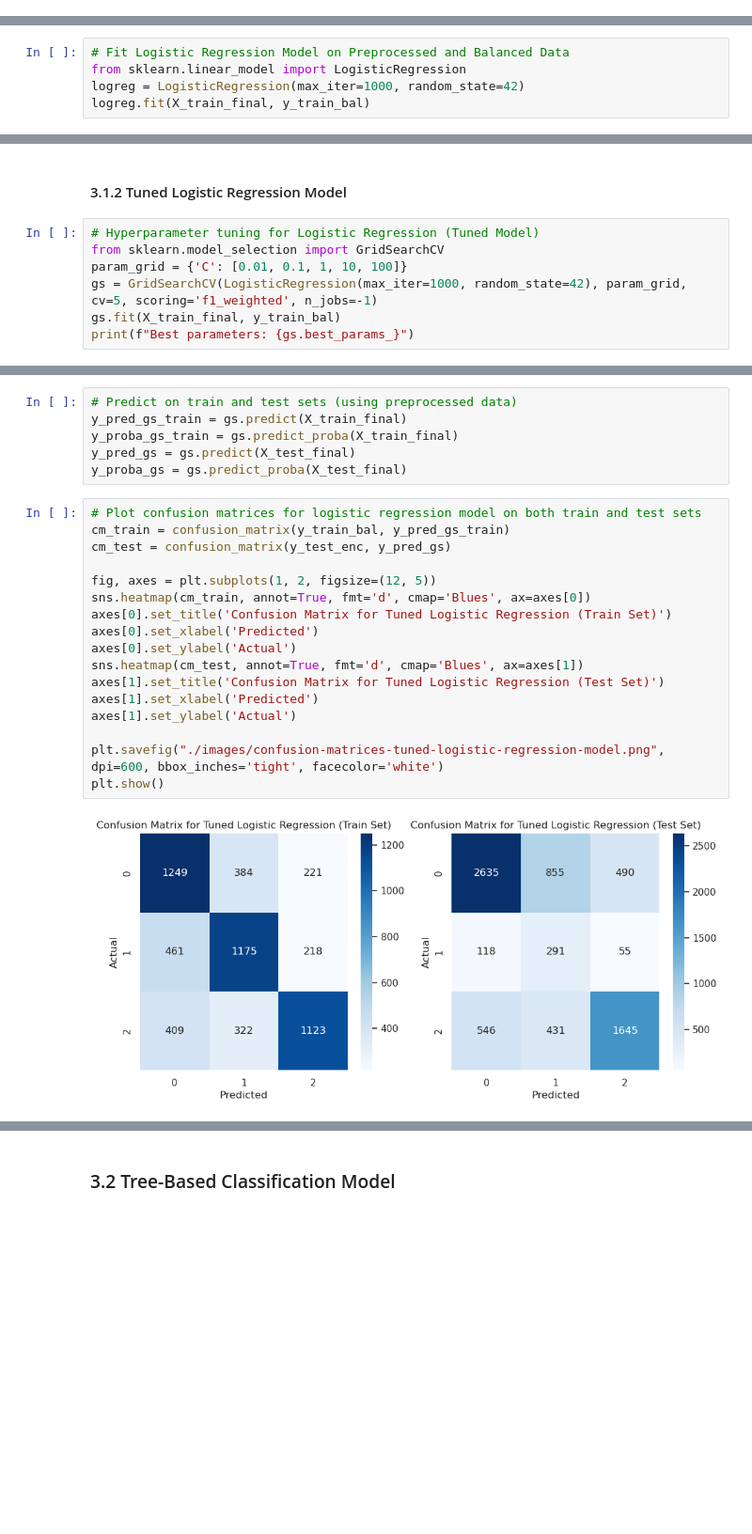
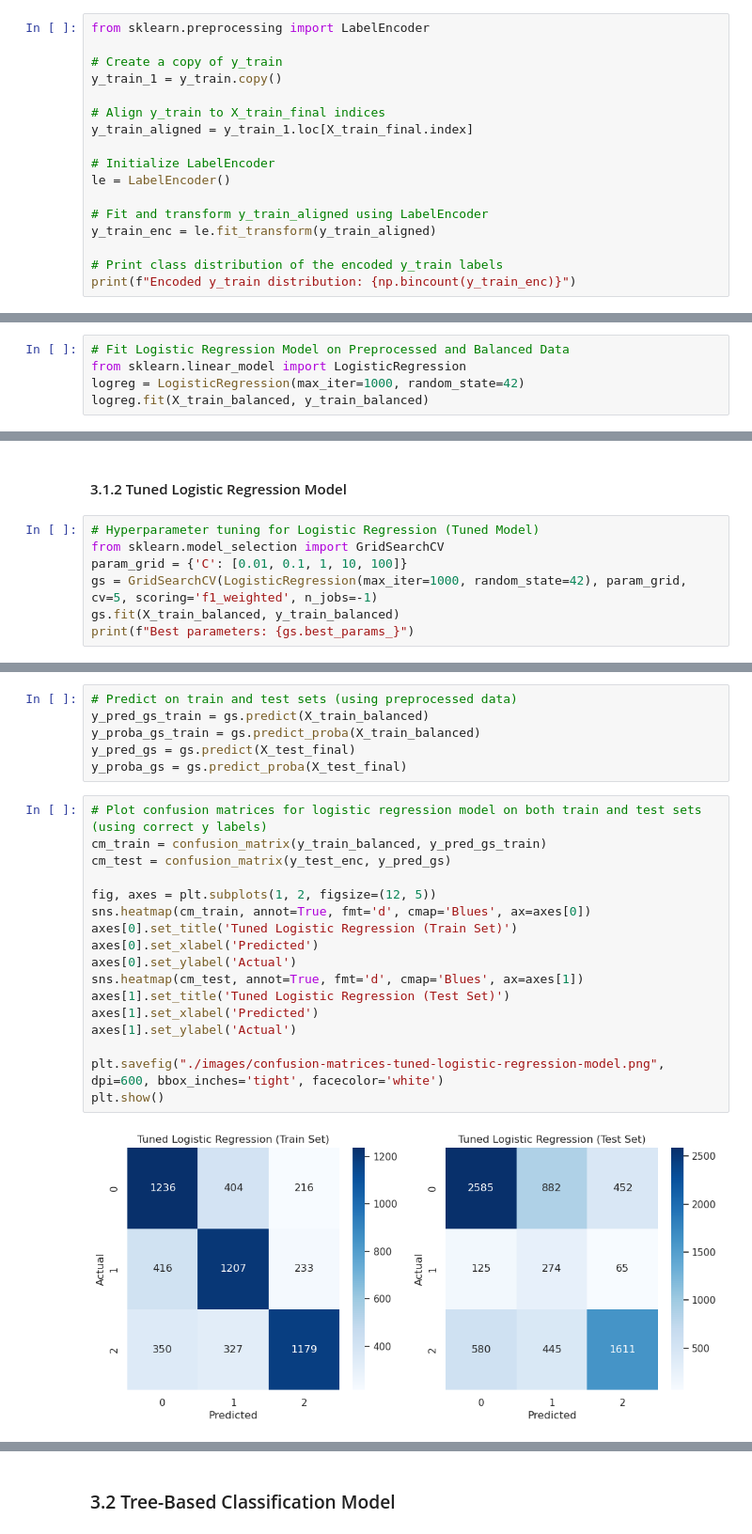
Before and after one commit to mwakad/supervised-ml-classifiers-for-predicting-water-wells-condition, a Jupyter notebook: index.ipynb, the cells around one changed output, grey strips where cells are left out. Shown at 94% size. Drawn from its saved outputs; the diff is of its cells as text; blank space fills up the shorter version.

Commit message:
implement preprocessing pipeline

```diff
--- a/index.ipynb
+++ b/index.ipynb
@@ -409,0 +401,17 @@ Preprocessed data exported to 'water-wells-data.csv'.
+# %%
+from sklearn.preprocessing import LabelEncoder
+
+# Create a copy of y_train
+y_train_1 = y_train.copy()
+
+# Align y_train to X_train_final indices
+y_train_aligned = y_train_1.loc[X_train_final.index]
+
+# Initialize LabelEncoder
+le = LabelEncoder()
+
+# Fit and transform y_train_aligned using LabelEncoder
+y_train_enc = le.fit_transform(y_train_aligned)
+
+# Print class distribution of the encoded y_train labels
+print(f"Encoded y_train distribution: {np.bincount(y_train_enc)}")
@@ -419,7 +589,7 @@ Build a simple supervised classification model (Logistic Regression), evaluate i
 # Fit Logistic Regression Model on Preprocessed and Balanced Data
 from sklearn.linear_model import LogisticRegression
 logreg = LogisticRegression(max_iter=1000, random_state=42)
-logreg.fit(X_train_final, y_train_bal)
+logreg.fit(X_train_balanced, y_train_balanced)
 # %% [output]
 LogisticRegression(max_iter=1000, random_state=42)
 # %%
@@ -496,6 +666,6 @@ plt.show()
 from sklearn.model_selection import GridSearchCV
 param_grid = {'C': [0.01, 0.1, 1, 10, 100]}
 gs = GridSearchCV(LogisticRegression(max_iter=1000, random_state=42), param_grid, cv=5, scoring='f1_weighted', n_jobs=-1)
-gs.fit(X_train_final, y_train_bal)
+gs.fit(X_train_balanced, y_train_balanced)
 print(f"Best parameters: {gs.best_params_}")
 # %% [output]
@@ -503,26 +673,26 @@ Best parameters: {'C': 100}
 # %%
 # Predict on train and test sets (using preprocessed data)
-y_pred_gs_train = gs.predict(X_train_final)
-y_proba_gs_train = gs.predict_proba(X_train_final)
+y_pred_gs_train = gs.predict(X_train_balanced)
+y_proba_gs_train = gs.predict_proba(X_train_balanced)
 y_pred_gs = gs.predict(X_test_final)
 y_proba_gs = gs.predict_proba(X_test_final)
 # %%
-# Plot confusion matrices for logistic regression model on both train and test sets
-cm_train = confusion_matrix(y_train_bal, y_pred_gs_train)
+# Plot confusion matrices for logistic regression model on both train and test sets (using correct y labels)
+cm_train = confusion_matrix(y_train_balanced, y_pred_gs_train)
 cm_test = confusion_matrix(y_test_enc, y_pred_gs)
 
 fig, axes = plt.subplots(1, 2, figsize=(12, 5))
 sns.heatmap(cm_train, annot=True, fmt='d', cmap='Blues', ax=axes[0])
-axes[0].set_title('Confusion Matrix for Tuned Logistic Regression (Train Set)')
+axes[0].set_title('Tuned Logistic Regression (Train Set)')
 axes[0].set_xlabel('Predicted')
 axes[0].set_ylabel('Actual')
 sns.heatmap(cm_test, annot=True, fmt='d', cmap='Blues', ax=axes[1])
-axes[1].set_title('Confusion Matrix for Tuned Logistic Regression (Test Set)')
+axes[1].set_title('Tuned Logistic Regression (Test Set)')
 axes[1].set_xlabel('Predicted')
 axes[1].set_ylabel('Actual')
 
 plt.savefig("./images/confusion-matrices-tuned-logistic-regression-model.png", dpi=600, bbox_inches='tight', facecolor='white')
 plt.show()
 # %% [output]
-[figure, old version]
+[figure, new version]
 # %%
```
Also changed, not shown: parts of 139 cells of this notebook.
